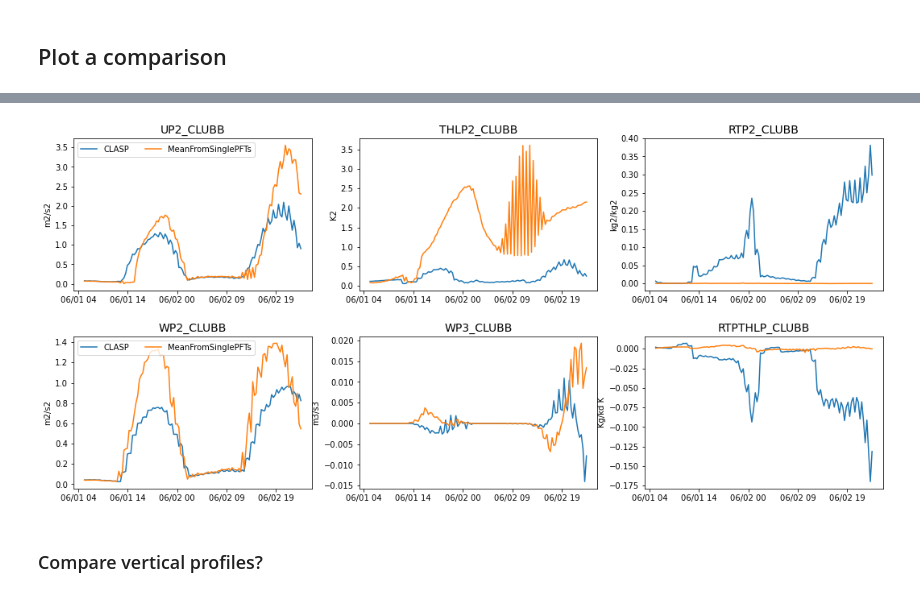
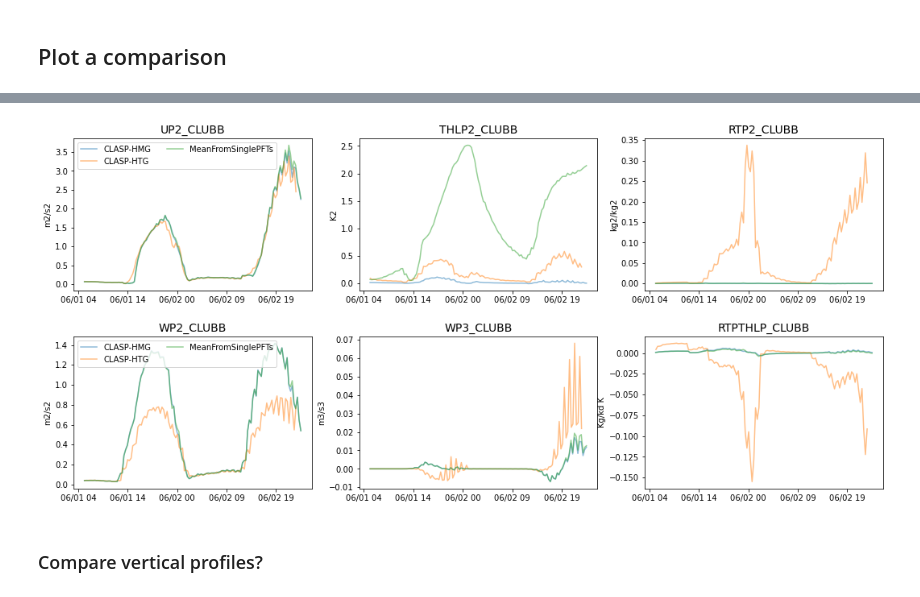
Before and after one commit to megandevlan/CLASP-CESM2_analysis, a Jupyter notebook: SCAM_SinglePFTcomparison.ipynb, the cells around one changed output, grey strips where cells are left out. Saved outputs shown, nothing was run; the diff lists cells and outputs as text; code cells hidden in the pictures.

```diff
--- a/SCAM_SinglePFTcomparison.ipynb
+++ b/SCAM_SinglePFTcomparison.ipynb
@@ -45,10 +45,8 @@ from metpy.units import units
 # Modification 2: z_const = 32.5m, and scm_iop_land_srf = .false.
 dataDir = '/Users/mdfowler/Documents/Analysis/CLASP/SCAM_runs/SingleLandType/zconst_32p5/V2_noSrfPropertiesPrescribed/'
 fileStart = 'FSCAM.T42_T42.arm97.clasp_Andre_Zconst32_noMoments-64lev_startDay0531.SrfMod-'
-sfcTypes = np.asarray(['BareGroundOnly','C3grassOnly','C4grassOnly', 'TreeOnly', 'EvergreenTreeOnly',
-                       'HighDensityUrbanOnly', 'IrrigatedCropOnly', 'MedDensityUrbanOnly', 'RainCropOnly','LakeOnly'])
-
-
+sfcTypes = np.asarray(['BareGround','C3grass','C4grass', 'DeciduousTree', 'EvergreenTree',
+                       'HighDensityUrban', 'IrrigCrop', 'MedDensityUrban', 'RainCrop','Lake'])
 
 camEnd    = '.cam.h0.2015-05-31-00000.nc'
 clmEnd    = '.clm2.h0.2015-05-31-00000.nc'
@@ -259,0 +265,8 @@ Text(0.5, 1.0, 'FSH_TO_COUPLER')
+# %%
+## How much does each patch vary?
+fig, ax1 = plt.subplots(1,1, figsize=(10, 8))
+
+for iSfc in range(len(camDS_full.sfcType.values)):
+    ax1.plot(times,np.squeeze(clmDS_full.USTAR.values[iSfc,:,:,:]),label=clmDS_full.sfcType.values[iSfc])
+ax1.legend()
+ax1.set_title('USTAR')
@@ -468,9 +507,11 @@ varNames = np.asarray(['THETAL','Q','THLP2_CLUBB','RTP2_CLUBB','RTPTHLP_CLUBB','
 
 for iVar in range(len(varNames)):
     if iVar==0:
-        newDS_CLASP = interpolate_DSvar(camDS_clasp,varNames[iVar],pnew64,0)
+        newDS_CLASP_HMG = interpolate_DSvar(camDS_claspHMG,varNames[iVar],pnew64,0)
+        newDS_CLASP_HTG = interpolate_DSvar(camDS_claspHTG,varNames[iVar],pnew64,0)
     else:
-        newDS_CLASP = interpolate_DSvar(newDS_CLASP,varNames[iVar],pnew64,0)
+        newDS_CLASP_HMG = interpolate_DSvar(newDS_CLASP_HMG,varNames[iVar],pnew64,0)
+        newDS_CLASP_HTG = interpolate_DSvar(newDS_CLASP_HTG,varNames[iVar],pnew64,0)
 # %% [markdown]
 ## Plot a comparison
 # %%
@@ -539,51 +586,57 @@ fig, axs = plt.subplots(2,3, figsize=(18, 8))
 axs      = axs.ravel()
 fig.subplots_adjust(hspace=0.3)
 
-axs[0].plot(times, np.squeeze(newDS_CLASP.UP2_CLUBB_interp.values)[:,-1],label='CLASP')
-axs[0].plot(times, np.squeeze(newDS_fullWgt.UP2_CLUBB_interp.values)[:,-1],label='MeanFromSinglePFTs')
+axs[0].plot(times, np.squeeze(newDS_CLASP_HMG.UP2_CLUBB_interp.values)[:,-1],alpha=0.5,label='CLASP-HMG')
+axs[0].plot(timesHTG, np.squeeze(newDS_CLASP_HTG.UP2_CLUBB_interp.values)[:,-1],alpha=0.5,label='CLASP-HTG')
+axs[0].plot(times, np.squeeze(newDS_fullWgt.UP2_CLUBB_interp.values)[:,-1],alpha=0.5,label='MeanFromSinglePFTs')
 axs[0].legend(ncol=2,loc='upper left')
 axs[0].set_title('UP2_CLUBB',fontsize=14)
 axs[0].set_ylabel('m2/s2')
 axs[0].xaxis.set_major_formatter(myFmt)
 axs[0].xaxis.set_major_locator(plt.MaxNLocator(5))
 
-axs[1].plot(times, np.squeeze(newDS_CLASP.THLP2_CLUBB_interp.values)[:,-1],label='CLASP')
-axs[1].plot(times, np.squeeze(thlp2_withHTG)[:,-1],label='MeanFromSinglePFTs')
+axs[1].plot(times, np.squeeze(newDS_CLASP_HMG.THLP2_CLUBB_interp.values)[:,-1],alpha=0.5,label='CLASP-HMG')
+axs[1].plot(timesHTG, np.squeeze(newDS_CLASP_HTG.THLP2_CLUBB_interp.values)[:,-1],alpha=0.5,label='CLASP-HTG')
+axs[1].plot(times, np.squeeze(thlp2_withHTG)[:,-1],alpha=0.5,label='MeanFromSinglePFTs')
 axs[1].set_title('THLP2_CLUBB',fontsize=14)
 axs[1].set_ylabel('K2')
 axs[1].xaxis.set_major_formatter(myFmt)
 axs[1].xaxis.set_major_locator(plt.MaxNLocator(5))
 
-axs[2].plot(times, np.squeeze(newDS_CLASP.RTP2_CLUBB_interp.values)[:,-1],label='CLASP')
-axs[2].plot(times, np.squeeze(rtp2_withHTG)[:,-1],label='MeanFromSinglePFTs')
+axs[2].plot(times, np.squeeze(newDS_CLASP_HMG.RTP2_CLUBB_interp.values)[:,-1],alpha=0.5,label='CLASP-HMG')
+axs[2].plot(timesHTG, np.squeeze(newDS_CLASP_HTG.RTP2_CLUBB_interp.values)[:,-1],alpha=0.5,label='CLASP-HTG')
+axs[2].plot(times, np.squeeze(rtp2_withHTG)[:,-1],alpha=0.5,label='MeanFromSinglePFTs')
 axs[2].set_title('RTP2_CLUBB',fontsize=14)
 axs[2].set_ylabel('kg2/kg2')
 axs[2].xaxis.set_major_formatter(myFmt)
 axs[2].xaxis.set_major_locator(plt.MaxNLocator(5))
 
-axs[3].plot(times, np.squeeze(newDS_CLASP.WP2_CLUBB_interp.values)[:,-1],label='CLASP')
-axs[3].plot(times, np.squeeze(newDS_fullWgt.WP2_CLUBB_interp.values)[:,-1],label='MeanFromSinglePFTs')
+axs[3].plot(times, np.squeeze(newDS_CLASP_HMG.WP2_CLUBB_interp.values)[:,-1],alpha=0.5,label='CLASP-HMG')
+axs[3].plot(timesHTG, np.squeeze(newDS_CLASP_HTG.WP2_CLUBB_interp.values)[:,-1],alpha=0.5,label='CLASP-HTG')
+axs[3].plot(times, np.squeeze(newDS_fullWgt.WP2_CLUBB_interp.values)[:,-1],alpha=0.5,label='MeanFromSinglePFTs')
 axs[3].legend(ncol=2,loc='upper left')
 axs[3].set_title('WP2_CLUBB',fontsize=14)
 axs[3].set_ylabel('m2/s2')
 axs[3].xaxis.set_major_formatter(myFmt)
 axs[3].xaxis.set_major_locator(plt.MaxNLocator(5))
 
-axs[4].plot(times, np.squeeze(newDS_CLASP.WP3_CLUBB_interp.values)[:,-1],label='CLASP')
-axs[4].plot(times, np.squeeze(newDS_fullWgt.WP3_CLUBB_interp.values)[:,-1],label='MeanFromSinglePFTs')
+axs[4].plot(times, np.squeeze(newDS_CLASP_HMG.WP3_CLUBB_interp.values)[:,-1],alpha=0.5,label='CLASP-HMG')
+axs[4].plot(timesHTG, np.squeeze(newDS_CLASP_HTG.WP3_CLUBB_interp.values)[:,-1],alpha=0.5,label='CLASP-HTG')
+axs[4].plot(times, np.squeeze(newDS_fullWgt.WP3_CLUBB_interp.values)[:,-1],alpha=0.5,label='MeanFromSinglePFTs')
 axs[4].set_title('WP3_CLUBB',fontsize=14)
 axs[4].set_ylabel('m3/s3')
 axs[4].xaxis.set_major_formatter(myFmt)
 axs[4].xaxis.set_major_locator(plt.MaxNLocator(5))
 
-axs[5].plot(times, np.squeeze(newDS_CLASP.RTPTHLP_CLUBB_interp.values)[:,-1],label='CLASP')
-axs[5].plot(times, np.squeeze(thlpRtp_withHTG)[:,-1],label='MeanFromSinglePFTs')
+axs[5].plot(times, np.squeeze(newDS_CLASP_HMG.RTPTHLP_CLUBB_interp.values)[:,-1],alpha=0.5,label='CLASP-HMG')
+axs[5].plot(timesHTG, np.squeeze(newDS_CLASP_HTG.RTPTHLP_CLUBB_interp.values)[:,-1],alpha=0.5,label='CLASP-HTG')
+axs[5].plot(times, np.squeeze(thlpRtp_withHTG)[:,-1],alpha=0.5,label='MeanFromSinglePFTs')
 axs[5].set_title('RTPTHLP_CLUBB',fontsize=14)
 axs[5].set_ylabel('Kg/kd K')
 axs[5].xaxis.set_major_formatter(myFmt)
 axs[5].xaxis.set_major_locator(plt.MaxNLocator(5))
 # %% [output]
-[figure, old version]
+[figure, new version]
 # %% [markdown]
 ### Compare vertical profiles?
 # %%
```
Also changed, not shown: parts of 26 cells of this notebook, 3 other files.
